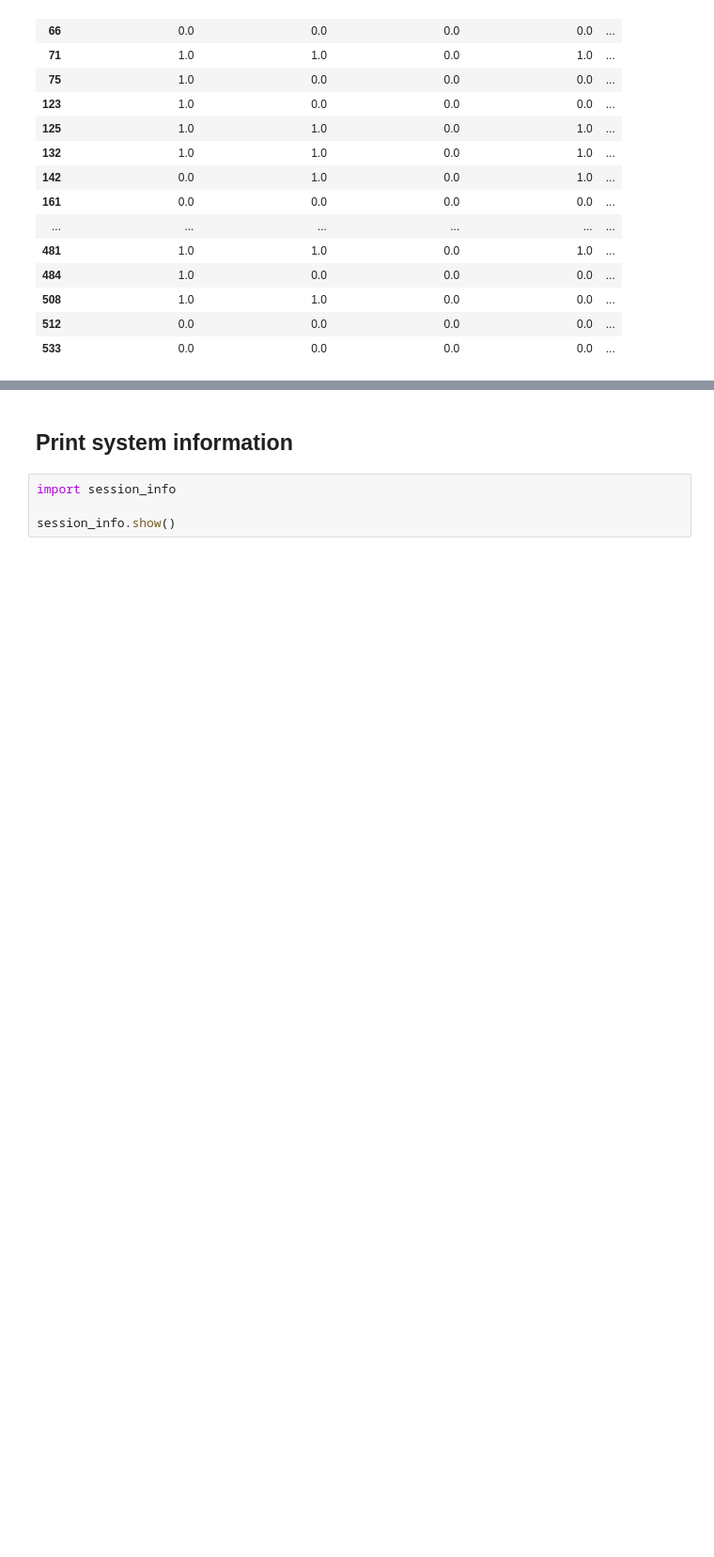
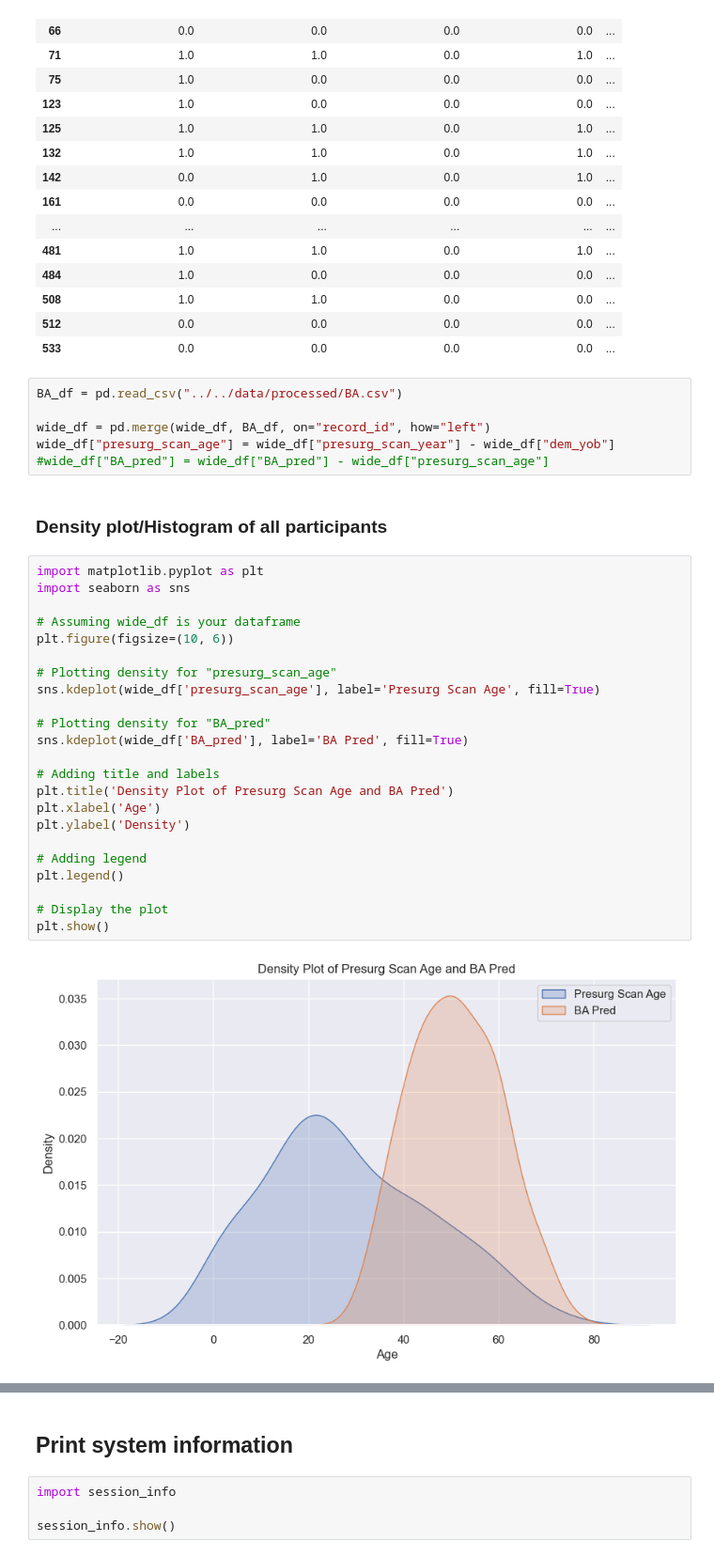
Before and after one commit to AmauryPelzer/Engel-outcome-prediction, a Jupyter notebook: notebooks/1. exploratory/exploratory.ipynb, the cells around one changed output, grey strips where cells are left out. Shown at 94% size. Saved outputs shown, nothing was run; the diff lists cells and outputs as text; blank space fills up the shorter version.

Commit message:
Added BA_pred exploratory data

```diff
--- a/notebooks/1. exploratory/exploratory.ipynb
+++ b/notebooks/1. exploratory/exploratory.ipynb
@@ -832,3 +774,36 @@ wide_df[wide_df["epi_icd"]=="G40.109"][["resect_procedure___1", "resect_procedur
 | 508 | 1.0 | 1.0 | 0.0 | 0.0 | ... |
 | 512 | 0.0 | 0.0 | 0.0 | 0.0 | ... |
 | 533 | 0.0 | 0.0 | 0.0 | 0.0 | ... |
+# %%
+BA_df = pd.read_csv("../../data/processed/BA.csv")
+
+wide_df = pd.merge(wide_df, BA_df, on="record_id", how="left")
+wide_df["presurg_scan_age"] = wide_df["presurg_scan_year"] - wide_df["dem_yob"]
+#wide_df["BA_pred"] = wide_df["BA_pred"] - wide_df["presurg_scan_age"]
+# %% [markdown]
+### Density plot/Histogram of all participants
+# %%
+import matplotlib.pyplot as plt
+import seaborn as sns
+
+# Assuming wide_df is your dataframe
+plt.figure(figsize=(10, 6))
+
+# Plotting density for "presurg_scan_age"
+sns.kdeplot(wide_df['presurg_scan_age'], label='Presurg Scan Age', fill=True)
+
+# Plotting density for "BA_pred"
+sns.kdeplot(wide_df['BA_pred'], label='BA Pred', fill=True)
+
+# Adding title and labels
+plt.title('Density Plot of Presurg Scan Age and BA Pred')
+plt.xlabel('Age')
+plt.ylabel('Density')
+
+# Adding legend
+plt.legend()
+
+# Display the plot
+plt.show()
+# %% [output]
+[figure, added]
```
Also changed, not shown: parts of 9 cells of this notebook.
